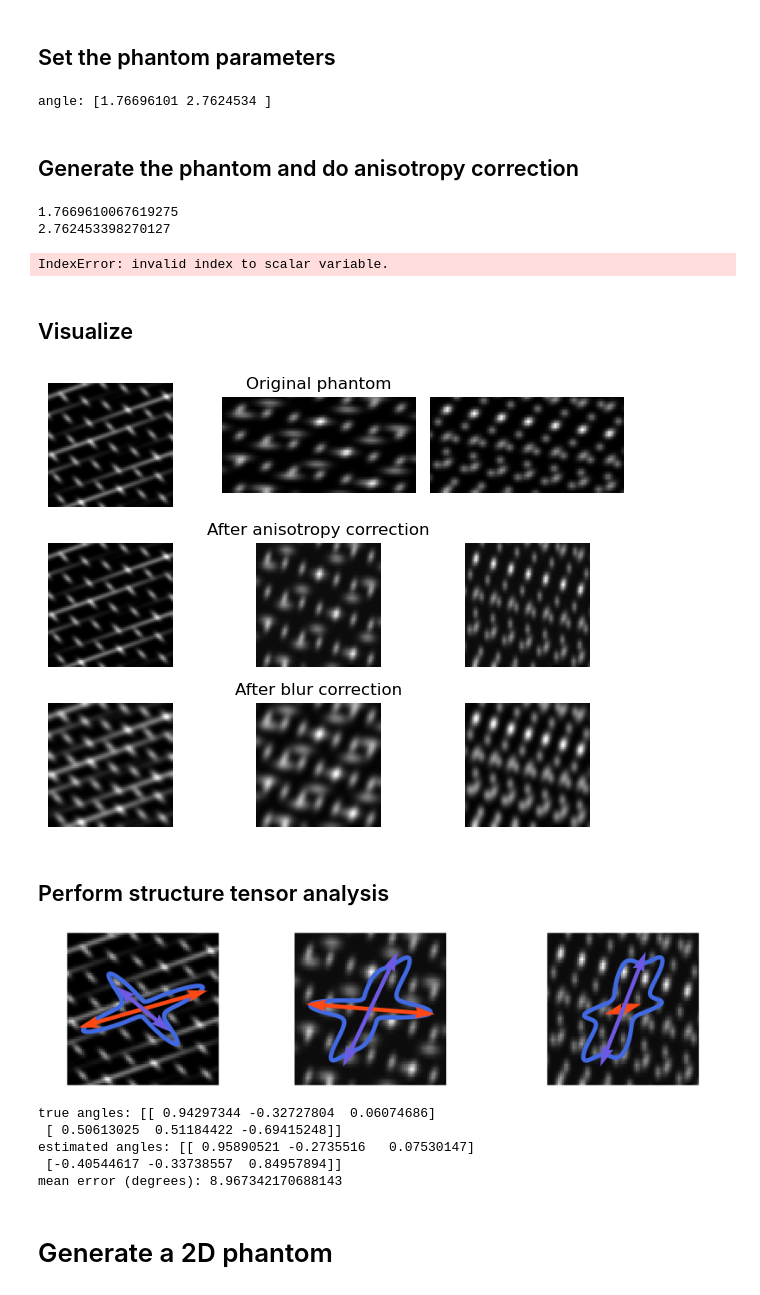
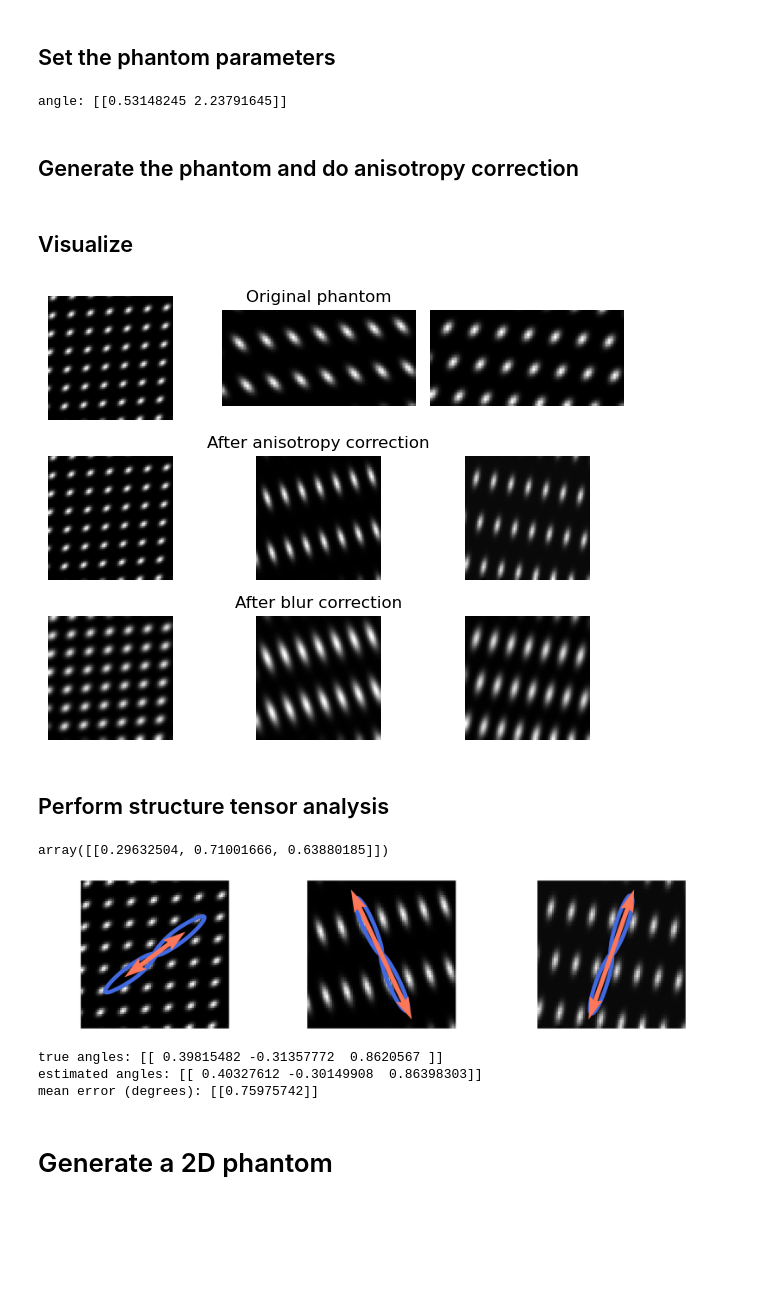
Before and after one commit to BrysonGray/structure_tensor_validation, a Jupyter notebook: notebooks/run_st_analysis_validation.ipynb, the cells around one changed output. Drawn from its saved outputs; the diff is of its cells as text; code cells hidden in the pictures; blank space fills up the shorter version.

```diff
--- a/notebooks/run_st_analysis_validation.ipynb
+++ b/notebooks/run_st_analysis_validation.ipynb
@@ -36,7 +37,7 @@ idx = np.random.randint(0,len(angles), size=2)
 # true_angles_3d = np.stack((angles[idx[0]], angles[idx[1]]))
 
 # or a single random direction from angles
-true_angles_3d = np.array(angles[idx[0]])
+true_angles_3d = np.array(angles[idx[0]])[None]
 print(f'angle: {true_angles_3d}')
 
 # set the image dimensions
@@ -51,7 +52,7 @@ period = 10
 inverse = False # simulate fluorescence microscopy
 # inverse = True # simulate brightfield microscopy
 # %% [output]
-angle: [1.76696101 2.7624534 ]
+angle: [[0.53148245 2.23791645]]
 # %% [markdown]
 ## Generate the phantom and do anisotropy correction
 # %%
@@ -61,10 +62,6 @@ image_3d = sta_validate.make_phantom(x, true_angles_3d, period, inverse=inverse,
 image_iso_3d = utils.anisotropy_correction(image_3d, dI=dI)
 # make another phantom with blur added to the high resolution dimensions to create equal blur along each dimension
 image_iso_blur_3d = utils.anisotropy_correction(image_3d, dI=dI, blur=True)
-# %% [output]
-1.7669610067619275
-2.762453398270127
-IndexError: invalid index to scalar variable.
 # %% [markdown]
 ## Visualize
 # %%
@@ -86,52 +83,54 @@ ax[2,2].imshow(image_iso_blur_3d[..., image_iso_blur_3d.shape[2]//2], cmap='gray
 for a in ax.flatten():
     a.axis('off')
 # %% [output]
-[figure, old version]
+[figure, new version]
 # %% [markdown]
 ## Perform structure tensor analysis
+# %%
+true_angles_
+# %% [output]
+array([[0.29632504, 0.71001666, 0.63880185]])
 # %%
 I = image_iso_3d
 sigma_g = 0.5 # gradient standard deviation
 sigma_w = 0.5 # window standard deviation
 
 # compute structure tensors given the phantom image and standard deviations
-S = histology.structure_tensor(I, derivative_sigma=sigma_g, tensor_sigma=sigma_w)
+S = sta.structure_tensor(I, derivative_sigma=sigma_g, tensor_sigma=sigma_w)
 # compute angles from structure tensors
-angles = histology.angles(S, cartesian=True)
+angles = sta.angles(S, cartesian=True)
 angles = angles.reshape(-1,3)
 
 # convert true angles to cartesian coordinates for comparison with estimated angles
 true_angles_ = utils.sph_to_cart(true_angles_3d, order='xy')
 
 # Estimate 1 or 2 mean angles from estimated angles using k-means algorithm
 if len(true_angles_) == 1:
     means = periodic_kmeans.apsym_kmeans(angles, k=1)
     # difference between estimated mean and true angle (in degrees)
     diff = np.arccos(np.abs(means.dot(true_angles_.T))) * 180/np.pi
 
 elif len(true_angles_) == 2:
     means = periodic_kmeans.apsym_kmeans(angles, k=2)
 
     diff = periodic_kmeans.distance_3d(means, true_angles_) # shape (2,2) for two permutations of the difference between two means and two true_thetas
      # get the distance between the closest mean and true angle and the remaining mean and true angle
     diff = periodic_kmeans.multiple_exclusive_distances(diff)
     diff = np.mean(diff) * 180 / np.pi
 
-histology.plot_angles_3d(I, vectors=angles, means=means)
+visualize.plot_angles_3d(I, vectors=angles, means=means)
 # Note the arrows are colored according to their direction.
 # The rgb color components are set to the absolute value of the xyz components:
 # x=red, y=green, z=blue.
 
 print(f'true angles: {true_angles_}')
 print(f'estimated angles: {means}')
 print(f'mean error (degrees): {diff}')
 # %% [output]
-[figure, old version]
+[figure, new version]
-true angles: [[ 0.94297344 -0.32727804  0.06074686]
- [ 0.50613025  0.51184422 -0.69415248]]
-estimated angles: [[ 0.95890521 -0.2735516   0.07530147]
- [-0.40544617 -0.33738557  0.84957894]]
-mean error (degrees): 8.967342170688143
+true angles: [[ 0.39815482 -0.31357772  0.8620567 ]]
+estimated angles: [[ 0.40327612 -0.30149908  0.86398303]]
+mean error (degrees): [[0.75975742]]
 # %% [markdown]
 # Generate a 2D phantom
 # %% [markdown]
```
Also changed, not shown: parts of 11 cells of this notebook, 19 other files.
